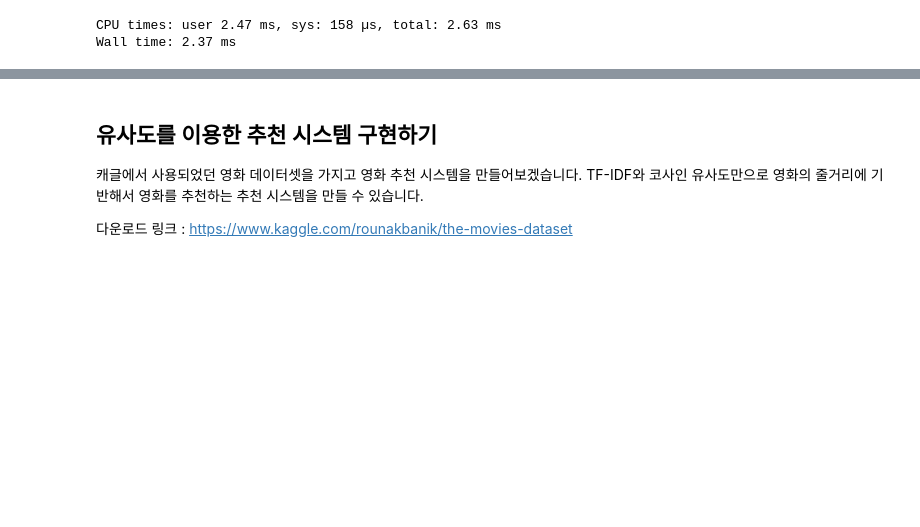
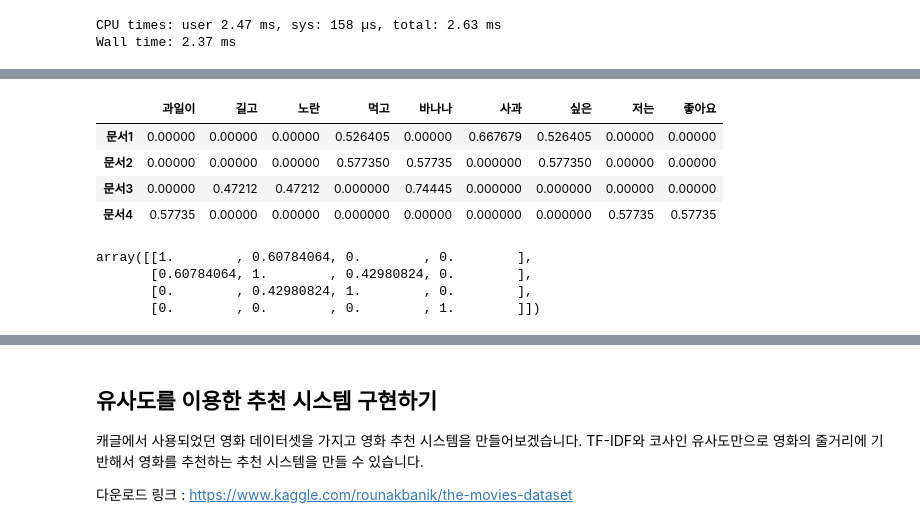
Before and after one commit to qkrwjdduf159/SD_academy, a Jupyter notebook: 머신러닝/추천시스템(Recommended System)/추천시스템.ipynb, the cells around one changed output, grey strips where cells are left out. Drawn from its saved outputs; the diff is of its cells as text; code cells hidden in the pictures; blank space fills up the shorter version.

```diff
--- a/머신러닝/추천시스템(Recommended System)/추천시스템.ipynb
+++ b/머신러닝/추천시스템(Recommended System)/추천시스템.ipynb
@@ -241,0 +452,22 @@ Wall time: 2.37 ms
+# %%
+from sklearn.feature_extraction.text import TfidfVectorizer
+vect = TfidfVectorizer()
+tfvect = vect.fit(docs)
+# %%
+tfidv_df = pd.DataFrame(tfvect.transform(docs).toarray(), columns = sorted(vect.vocabulary_))
+tfidv_df.index = ['문서1', '문서2', '문서3', '문서4']
+tfidv_df
+# %% [output]
+|  | 과일이 | 길고 | 노란 | 먹고 | 바나나 | 사과 | 싶은 | 저는 | 좋아요 |
+| 문서1 | 0.00000 | 0.00000 | 0.00000 | 0.526405 | 0.00000 | 0.667679 | 0.526405 | 0.00000 | 0.00000 |
+| 문서2 | 0.00000 | 0.00000 | 0.00000 | 0.577350 | 0.57735 | 0.000000 | 0.577350 | 0.00000 | 0.00000 |
+| 문서3 | 0.00000 | 0.47212 | 0.47212 | 0.000000 | 0.74445 | 0.000000 | 0.000000 | 0.00000 | 0.00000 |
+| 문서4 | 0.57735 | 0.00000 | 0.00000 | 0.000000 | 0.00000 | 0.000000 | 0.000000 | 0.57735 | 0.57735 |
+# %%
+from sklearn.metrics.pairwise import cosine_similarity
+cosine_similarity(tfidv_df, tfidv_df)
+# %% [output]
+array([[1.        , 0.60784064, 0.        , 0.        ],
+       [0.60784064, 1.        , 0.42980824, 0.        ],
+       [0.        , 0.42980824, 1.        , 0.        ],
+       [0.        , 0.        , 0.        , 1.        ]])
```
Also changed, not shown: parts of 26 cells of this notebook.
